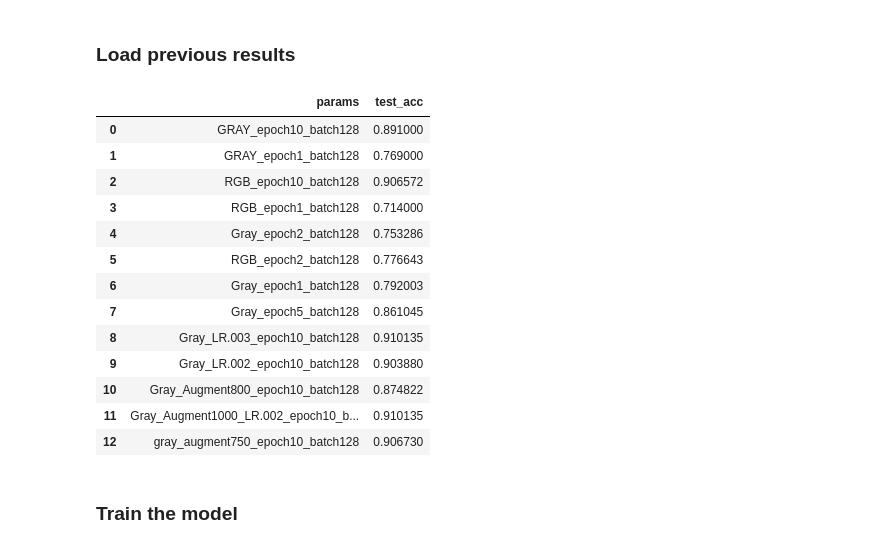
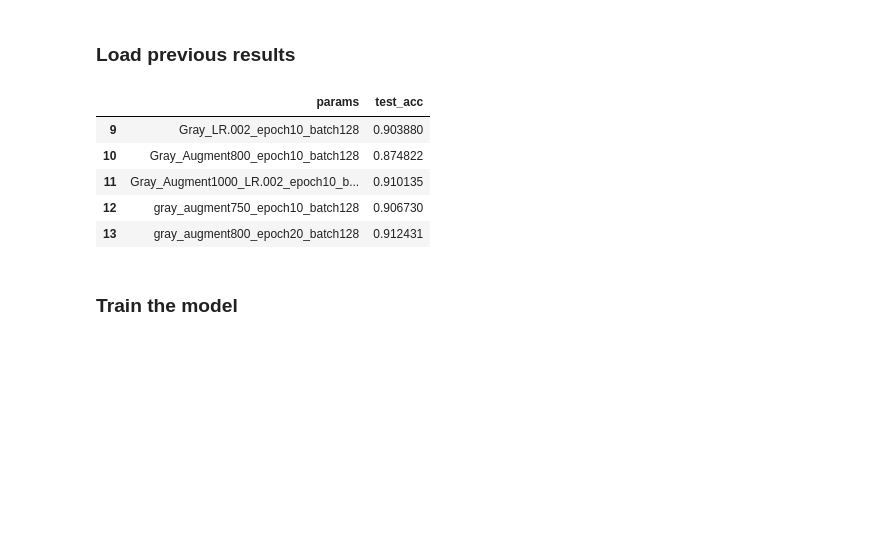
Before and after one commit to kcbighuge/CarND-Traffic-Sign-Classifier-Project-P2, a Jupyter notebook: Traffic_Sign_Classifier_v1.ipynb, the cells around one changed output. Drawn from its saved outputs; the diff is of its cells as text; code cells hidden in the pictures; blank space fills up the shorter version.

```diff
--- a/Traffic_Sign_Classifier_v1.ipynb
+++ b/Traffic_Sign_Classifier_v1.ipynb
@@ -591,19 +697,11 @@ saver = tf.train.Saver()
 # %%
 # load past results
 df_results = pd.read_csv('models/results_dict.csv', index_col=0)
-df_results
+df_results[-5:]
 # %% [output]
 |  | params | test_acc |
-| 0 | GRAY_epoch10_batch128 | 0.891000 |
-| 1 | GRAY_epoch1_batch128 | 0.769000 |
-| 2 | RGB_epoch10_batch128 | 0.906572 |
-| 3 | RGB_epoch1_batch128 | 0.714000 |
-| 4 | Gray_epoch2_batch128 | 0.753286 |
-| 5 | RGB_epoch2_batch128 | 0.776643 |
-| 6 | Gray_epoch1_batch128 | 0.792003 |
-| 7 | Gray_epoch5_batch128 | 0.861045 |
-| 8 | Gray_LR.003_epoch10_batch128 | 0.910135 |
 | 9 | Gray_LR.002_epoch10_batch128 | 0.903880 |
 | 10 | Gray_Augment800_epoch10_batch128 | 0.874822 |
 | 11 | Gray_Augment1000_LR.002_epoch10_b... | 0.910135 |
 | 12 | gray_augment750_epoch10_batch128 | 0.906730 |
+| 13 | gray_augment800_epoch20_batch128 | 0.912431 |
```
Also changed, not shown: parts of 49 cells of this notebook.
